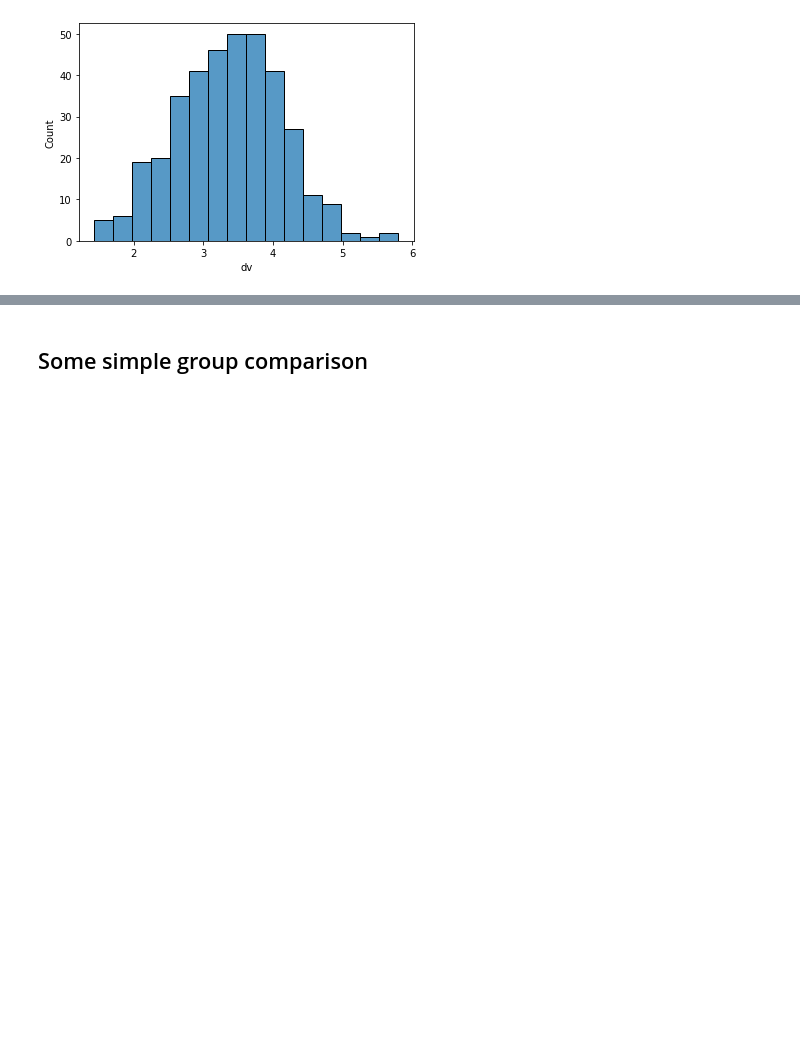
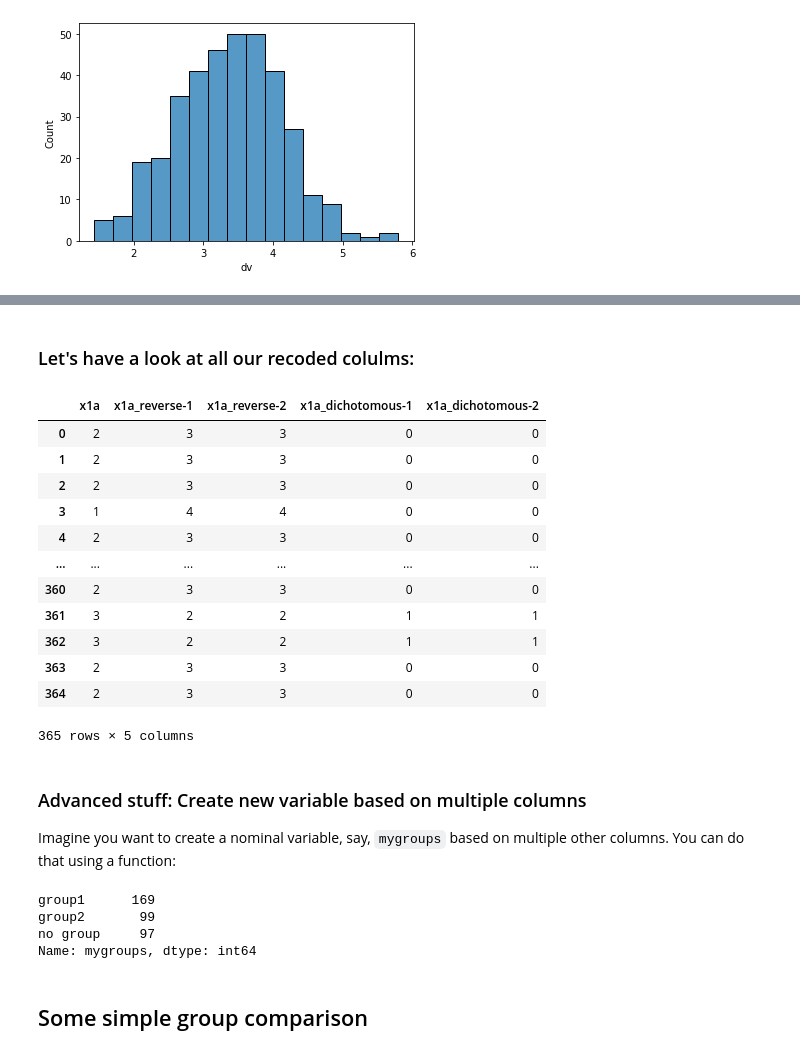
Before and after one commit to uvacw/teaching-ds-rp, a Jupyter notebook: week3/analyzing-experiments.ipynb, the cells around one changed output, grey strips where cells are left out. Saved outputs shown, nothing was run; the diff lists cells and outputs as text; code cells hidden in the pictures; blank space fills up the shorter version.

```diff
--- a/week3/analyzing-experiments.ipynb
+++ b/week3/analyzing-experiments.ipynb
@@ -109,3 +152,41 @@ sns.histplot(x='dv', data=df)
+# %% [markdown]
+### Let's have a look at all our recoded colulms:
+# %%
+df[[col for col in df if col.startswith('x1a')]]
+# %% [output]
+|  | x1a | x1a_reverse-1 | x1a_reverse-2 | x1a_dichotomous-1 | x1a_dichotomous-2 |
+| 0 | 2 | 3 | 3 | 0 | 0 |
+| 1 | 2 | 3 | 3 | 0 | 0 |
+| 2 | 2 | 3 | 3 | 0 | 0 |
+| 3 | 1 | 4 | 4 | 0 | 0 |
+| 4 | 2 | 3 | 3 | 0 | 0 |
+| ... | ... | ... | ... | ... | ... |
+| 360 | 2 | 3 | 3 | 0 | 0 |
+| 361 | 3 | 2 | 2 | 1 | 1 |
+| 362 | 3 | 2 | 2 | 1 | 1 |
+| 363 | 2 | 3 | 3 | 0 | 0 |
+| 364 | 2 | 3 | 3 | 0 | 0 |
+365 rows × 5 columns
+# %% [markdown]
+### Advanced stuff: Create new variable based on multiple columns
+Imagine  you want to create a nominal variable, say, `mygroups` based on multiple other columns. You can do that using a function:
+# %%
+def makemygroups(row):
+    # any combination of contitions can be entered here
+    if row['x1a_dichotomous-1'] == 0 and row['x2']<2:
+        return "group1"
+    elif row['x1a_dichotomous-1'] == 1 and row['x2']<3:
+        return "group2"
+    else:
+        return "no group"
+
+df['mygroups'] = df.apply(makemygroups,axis=1)
+df['mygroups'].value_counts()
+# %% [output]
+group1      169
+group2       99
+no group     97
+Name: mygroups, dtype: int64
 # %% [markdown]
 ## Some simple group comparison
 # %%
```
Also changed, not shown: parts of 11 cells of this notebook.
